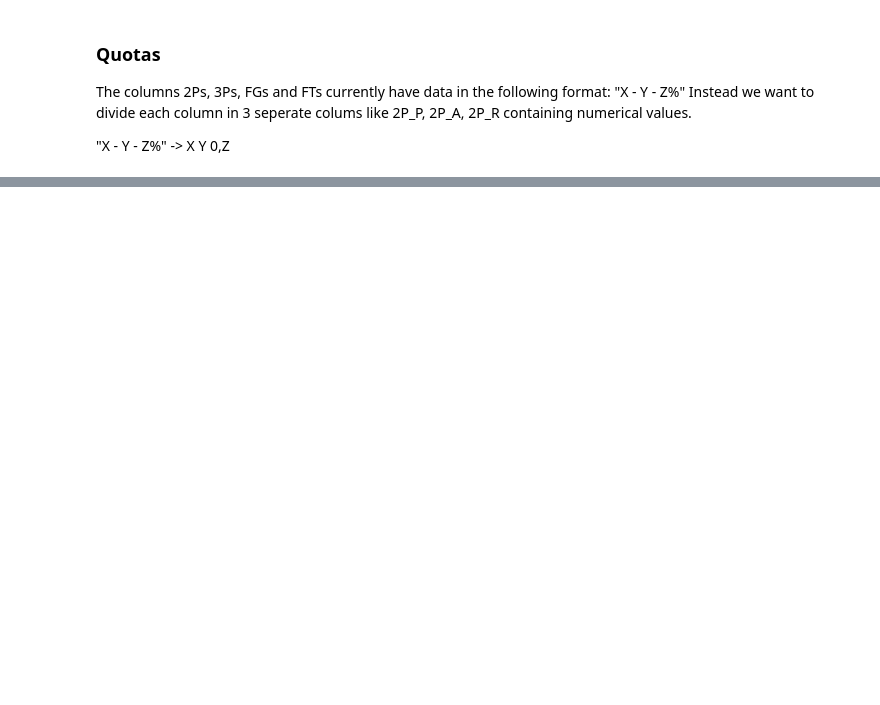
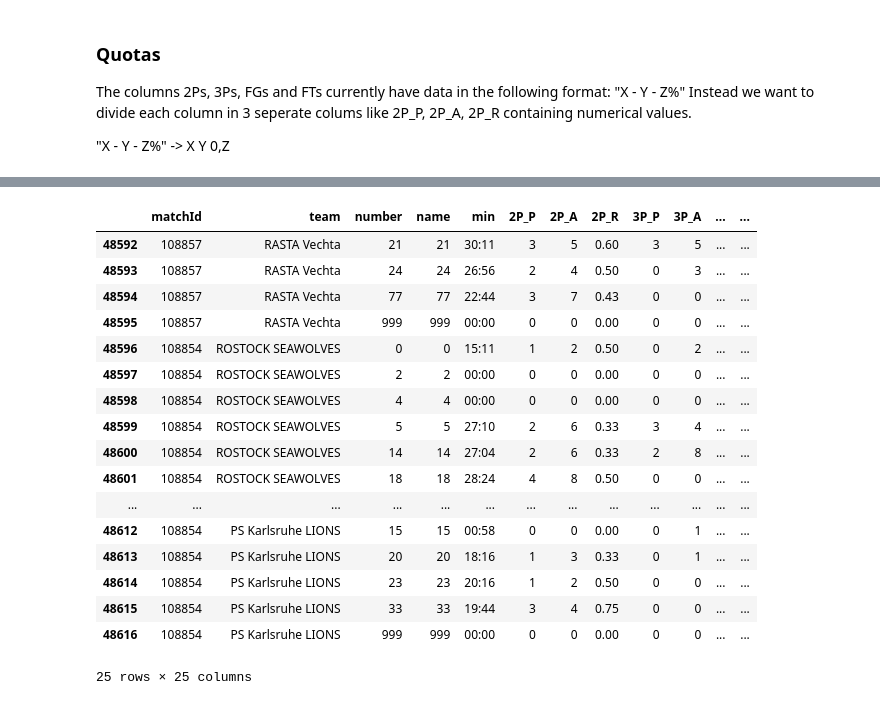
Before and after one commit to Net-Positive/Net_Positive, a Jupyter notebook: scraper/formatter.ipynb, the cells around one changed output, grey strips where cells are left out. Cells and saved outputs as stored; diff of their text form; code cells hidden in the pictures; blank space fills up the shorter version.

```diff
--- a/scraper/formatter.ipynb
+++ b/scraper/formatter.ipynb
@@ -187,0 +283,6 @@ relative = testbox['2Ps'].apply(lambda x : float(x.split(" - ")[2][:-1])/100)
+# %%
+f_columns = ['Ps','As','Fs','BLs','STs','EFs']
+for c in f_columns:
+    testbox[c].astype(int)
+
+testbox.info()
@@ -187,0 +311,31 @@ relative = testbox['2Ps'].apply(lambda x : float(x.split(" - ")[2][:-1])/100)
+# %%
+from formatfunctions import name_formatter
+
+fill_box_na(boxscores)
+
+name_formatter(boxscores)
+
+quota_columns = ['2Ps','3Ps', 'FGs', 'FTs']
+for c in quota_columns:
+    quota_formatter(boxscores,c)
+
+boxscores.tail(25)
+# %% [output]
+|  | matchId | team | number | name | min | 2P_P | 2P_A | 2P_R | 3P_P | 3P_A | ... | ... |
+| 48592 | 108857 | RASTA Vechta | 21 | 21 | 30:11 | 3 | 5 | 0.60 | 3 | 5 | ... | ... |
+| 48593 | 108857 | RASTA Vechta | 24 | 24 | 26:56 | 2 | 4 | 0.50 | 0 | 3 | ... | ... |
+| 48594 | 108857 | RASTA Vechta | 77 | 77 | 22:44 | 3 | 7 | 0.43 | 0 | 0 | ... | ... |
+| 48595 | 108857 | RASTA Vechta | 999 | 999 | 00:00 | 0 | 0 | 0.00 | 0 | 0 | ... | ... |
+| 48596 | 108854 | ROSTOCK SEAWOLVES | 0 | 0 | 15:11 | 1 | 2 | 0.50 | 0 | 2 | ... | ... |
+| 48597 | 108854 | ROSTOCK SEAWOLVES | 2 | 2 | 00:00 | 0 | 0 | 0.00 | 0 | 0 | ... | ... |
+| 48598 | 108854 | ROSTOCK SEAWOLVES | 4 | 4 | 00:00 | 0 | 0 | 0.00 | 0 | 0 | ... | ... |
+| 48599 | 108854 | ROSTOCK SEAWOLVES | 5 | 5 | 27:10 | 2 | 6 | 0.33 | 3 | 4 | ... | ... |
+| 48600 | 108854 | ROSTOCK SEAWOLVES | 14 | 14 | 27:04 | 2 | 6 | 0.33 | 2 | 8 | ... | ... |
+| 48601 | 108854 | ROSTOCK SEAWOLVES | 18 | 18 | 28:24 | 4 | 8 | 0.50 | 0 | 0 | ... | ... |
+| ... | ... | ... | ... | ... | ... | ... | ... | ... | ... | ... | ... | ... |
+| 48612 | 108854 | PS Karlsruhe LIONS | 15 | 15 | 00:58 | 0 | 0 | 0.00 | 0 | 1 | ... | ... |
+| 48613 | 108854 | PS Karlsruhe LIONS | 20 | 20 | 18:16 | 1 | 3 | 0.33 | 0 | 1 | ... | ... |
+| 48614 | 108854 | PS Karlsruhe LIONS | 23 | 23 | 20:16 | 1 | 2 | 0.50 | 0 | 0 | ... | ... |
+| 48615 | 108854 | PS Karlsruhe LIONS | 33 | 33 | 19:44 | 3 | 4 | 0.75 | 0 | 0 | ... | ... |
+| 48616 | 108854 | PS Karlsruhe LIONS | 999 | 999 | 00:00 | 0 | 0 | 0.00 | 0 | 0 | ... | ... |
+25 rows × 25 columns
```
Also changed, not shown: parts of 12 cells of this notebook, 1 other file.
